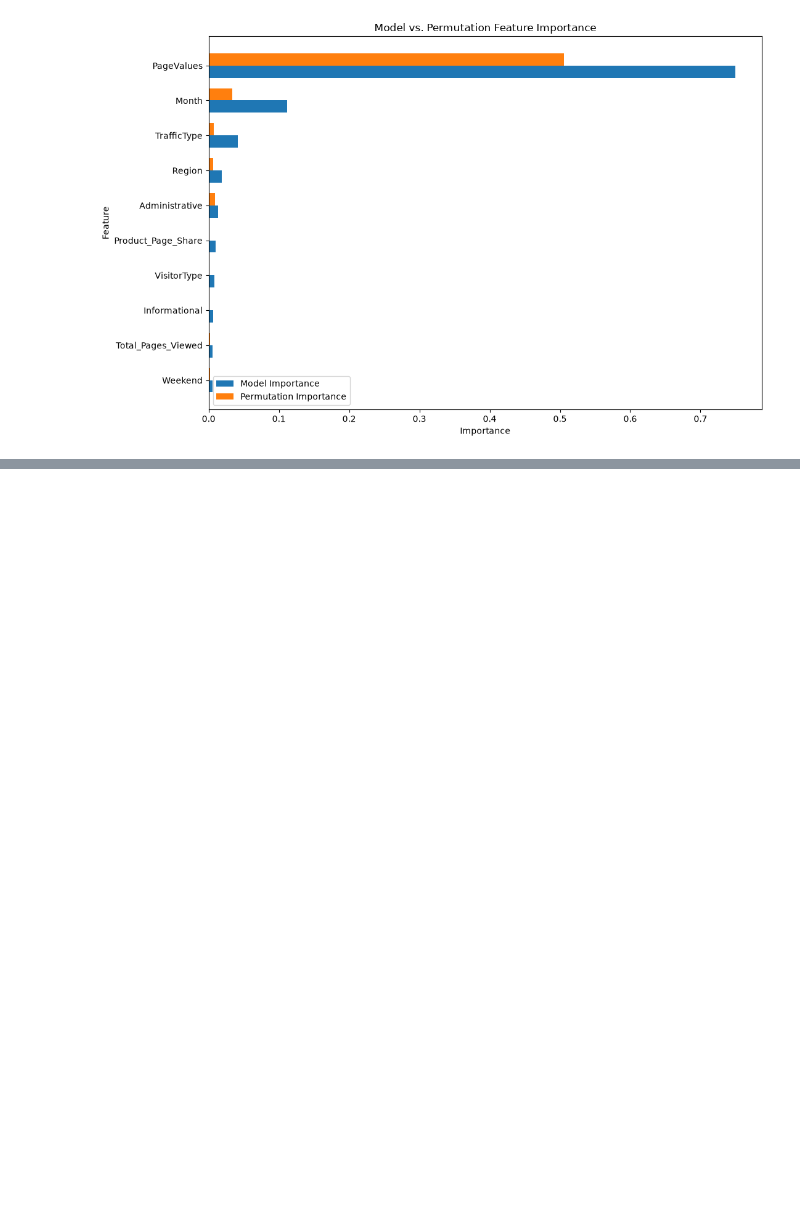
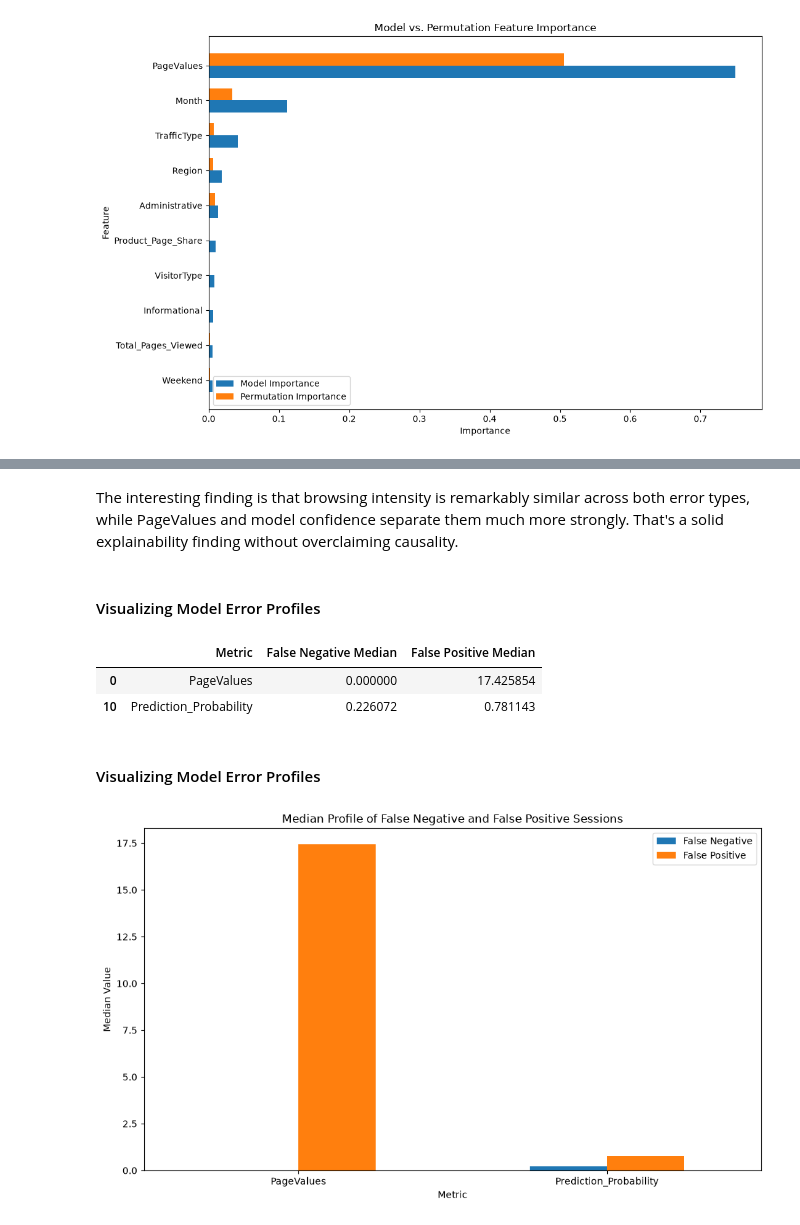
Before and after one commit to TejasMJ/ecommerce-conversion-dynamics, a Jupyter notebook: notebooks/07_model_explainability.ipynb, the cells around one changed output, grey strips where cells are left out. Cells and saved outputs as stored; diff of their text form; code cells hidden in the pictures; blank space fills up the shorter version.

Commit message:
Model Explainability concluded

```diff
--- a/notebooks/07_model_explainability.ipynb
+++ b/notebooks/07_model_explainability.ipynb
@@ -435,0 +454,7 @@ plt.show()
+# %%
+false_negatives = final_predictions_data[
+    (final_predictions_data['Actual'] == True) &
+    (final_predictions_data['Predicted'] == False)
+].copy()
+
+false_negatives.shape
@@ -435,0 +502,7 @@ plt.show()
+# %%
+false_positives = final_predictions_data[
+    (final_predictions_data['Actual'] == False) &
+    (final_predictions_data['Predicted'] == True)
+].copy()
+
+false_positives.shape
@@ -435,0 +615,41 @@ plt.show()
+# %% [markdown]
+The interesting finding is that browsing intensity is remarkably similar across both error types, while PageValues and model confidence separate them much more strongly. That's a solid explainability finding without overclaiming causality.
+# %% [markdown]
+#### Visualizing Model Error Profiles
+# %%
+error_profile_plot = error_comparison[
+    error_comparison['Metric'].isin([
+        'PageValues',
+        'Prediction_Probability'
+    ])
+].copy()
+
+error_profile_plot
+# %% [output]
+|  | Metric | False Negative Median | False Positive Median |
+| 0 | PageValues | 0.000000 | 17.425854 |
+| 10 | Prediction_Probability | 0.226072 | 0.781143 |
+# %% [markdown]
+#### Visualizing Model Error Profiles
+# %%
+plot_data = error_profile_plot.set_index(
+    'Metric'
+)
+
+plot_data.plot(
+    kind='bar',
+    figsize=(10, 6)
+)
+
+plt.xlabel('Metric')
+plt.ylabel('Median Value')
+plt.title('Median Profile of False Negative and False Positive Sessions')
+plt.xticks(rotation=0)
+plt.legend(
+    ['False Negative', 'False Positive']
+)
+
+plt.tight_layout()
+plt.show()
+# %% [output]
+[figure, added]
```
Also changed, not shown: parts of 18 cells of this notebook, 3 other files.
